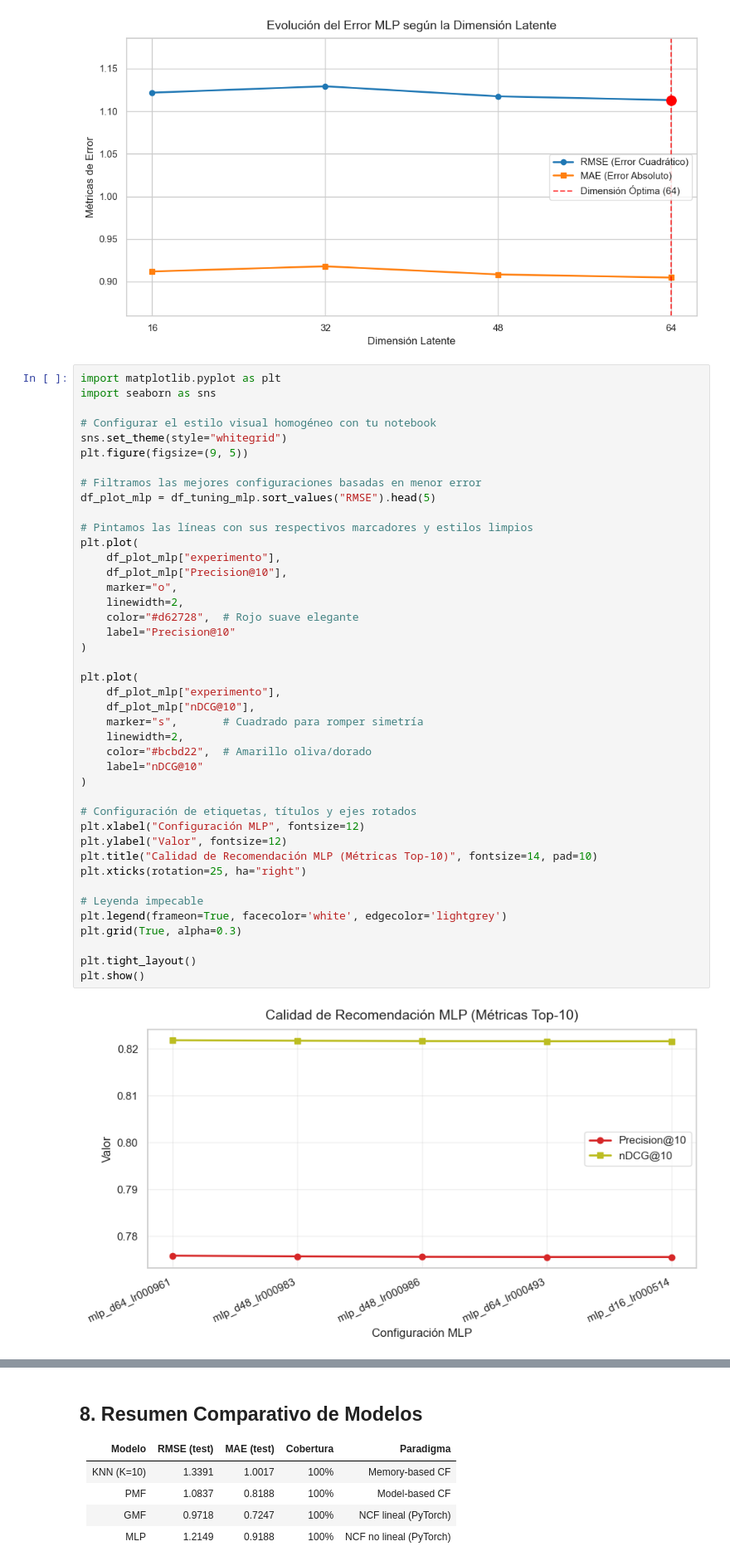
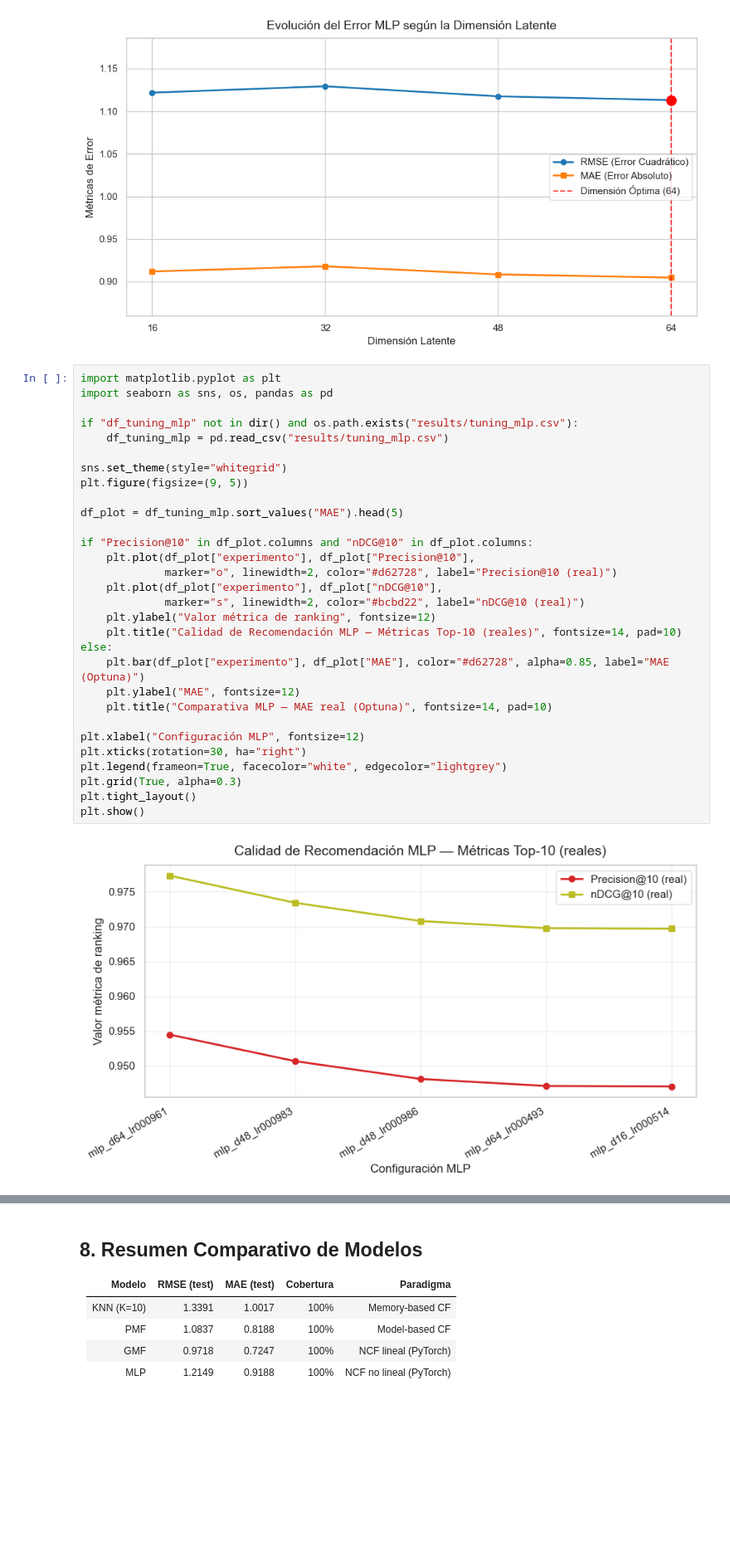
Before and after one commit to aiambo08/anime-recommendation, a Jupyter notebook: anime.ipynb, the cells around one changed output, grey strips where cells are left out. Shown at 83% size. Drawn from its saved outputs; the diff is of its cells as text; blank space fills up the shorter version.

```diff
--- a/anime.ipynb
+++ b/anime.ipynb
@@ -1113,48 +1122,36 @@ plt.show()
 [figure]
 # %%
 import matplotlib.pyplot as plt
-import seaborn as sns
+import seaborn as sns, os, pandas as pd
 
-# Configurar el estilo visual homogéneo con tu notebook
+if "df_tuning_mlp" not in dir() and os.path.exists("results/tuning_mlp.csv"):
+    df_tuning_mlp = pd.read_csv("results/tuning_mlp.csv")
+
 sns.set_theme(style="whitegrid")
 plt.figure(figsize=(9, 5))
 
-# Filtramos las mejores configuraciones basadas en menor error
-df_plot_mlp = df_tuning_mlp.sort_values("RMSE").head(5)
+df_plot = df_tuning_mlp.sort_values("MAE").head(5)
 
-# Pintamos las líneas con sus respectivos marcadores y estilos limpios
-plt.plot(
-    df_plot_mlp["experimento"],
-    df_plot_mlp["Precision@10"],
-    marker="o",
-    linewidth=2,
-    color="#d62728",  # Rojo suave elegante
-    label="Precision@10"
-)
+if "Precision@10" in df_plot.columns and "nDCG@10" in df_plot.columns:
+    plt.plot(df_plot["experimento"], df_plot["Precision@10"],
+             marker="o", linewidth=2, color="#d62728", label="Precision@10 (real)")
+    plt.plot(df_plot["experimento"], df_plot["nDCG@10"],
+             marker="s", linewidth=2, color="#bcbd22", label="nDCG@10 (real)")
+    plt.ylabel("Valor métrica de ranking", fontsize=12)
+    plt.title("Calidad de Recomendación MLP — Métricas Top-10 (reales)", fontsize=14, pad=10)
+else:
+    plt.bar(df_plot["experimento"], df_plot["MAE"], color="#d62728", alpha=0.85, label="MAE (Optuna)")
+    plt.ylabel("MAE", fontsize=12)
+    plt.title("Comparativa MLP — MAE real (Optuna)", fontsize=14, pad=10)
 
-plt.plot(
-    df_plot_mlp["experimento"],
-    df_plot_mlp["nDCG@10"],
-    marker="s",       # Cuadrado para romper simetría
-    linewidth=2,
-    color="#bcbd22",  # Amarillo oliva/dorado
-    label="nDCG@10"
-)
-
-# Configuración de etiquetas, títulos y ejes rotados
 plt.xlabel("Configuración MLP", fontsize=12)
-plt.ylabel("Valor", fontsize=12)
-plt.title("Calidad de Recomendación MLP (Métricas Top-10)", fontsize=14, pad=10)
-plt.xticks(rotation=25, ha="right")
-
-# Leyenda impecable
-plt.legend(frameon=True, facecolor='white', edgecolor='lightgrey')
+plt.xticks(rotation=30, ha="right")
+plt.legend(frameon=True, facecolor="white", edgecolor="lightgrey")
 plt.grid(True, alpha=0.3)
-
 plt.tight_layout()
 plt.show()
 # %% [output]
-[figure, old version]
+[figure, new version]
 # %%
 best_mlp_params = pickle.load(open('results/optuna_study_mlp.pkl', 'rb')).best_params
 # 1. Ejecutamos el modelo MLP (Aprovechará la GPU y buscará el .pth guardado)
```
Also changed, not shown: parts of 7 cells of this notebook, 5 other files.
